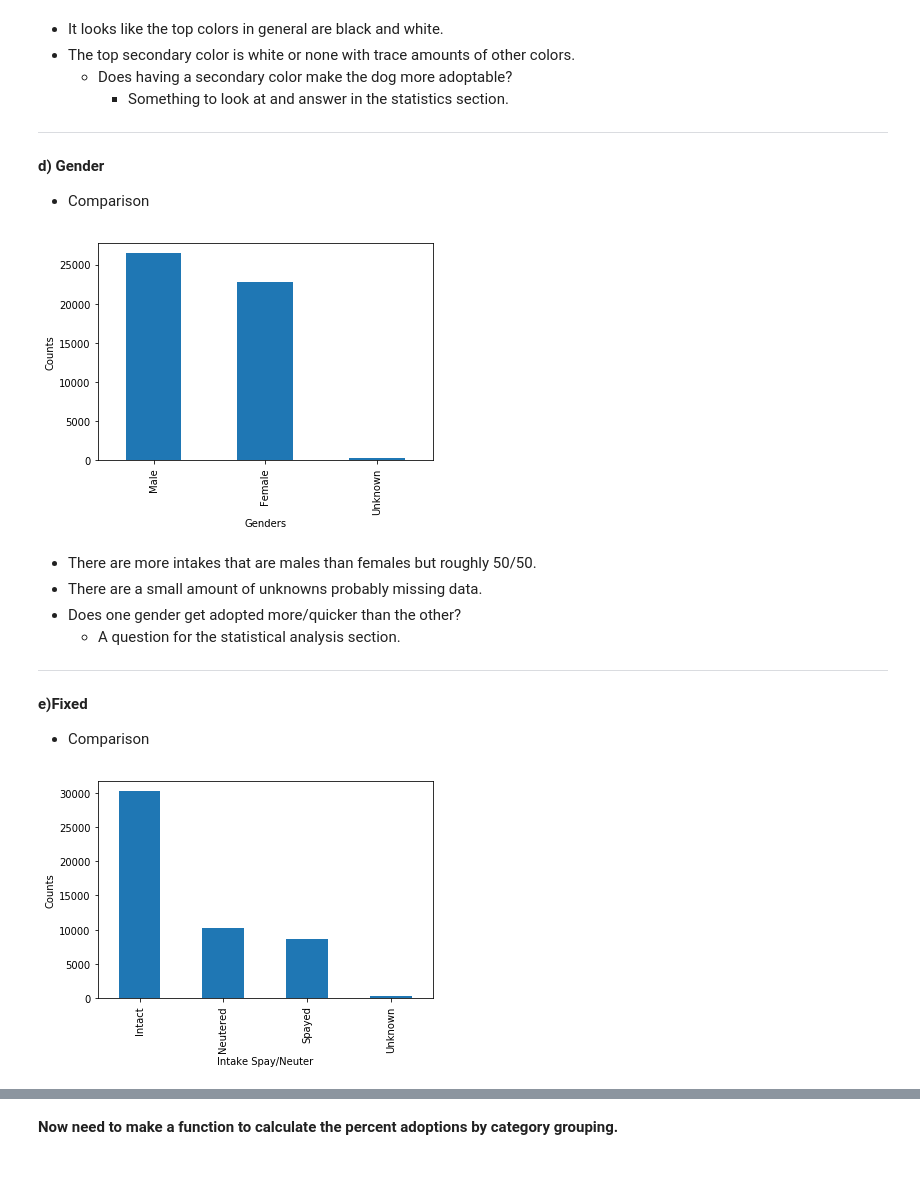
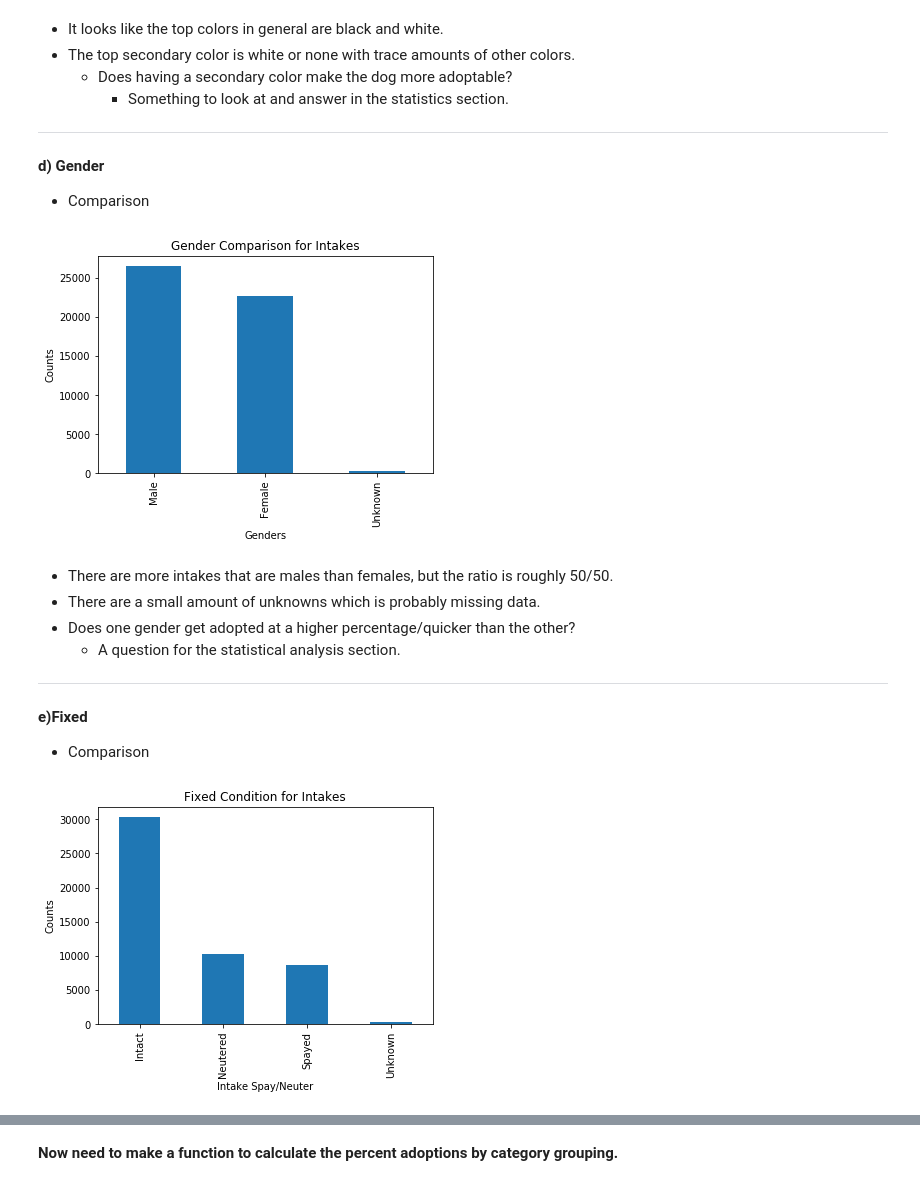
Before and after one commit to chill7627/Adoptable-Animals, a Jupyter notebook: IPYNBs/Adoptable Animals Exploratory Data Analysis.ipynb, the cells around one changed output, grey strips where cells are left out. Drawn from its saved outputs; the diff is of its cells as text; code cells hidden in the pictures.

```diff
--- a/IPYNBs/Adoptable Animals Exploratory Data Analysis.ipynb
+++ b/IPYNBs/Adoptable Animals Exploratory Data Analysis.ipynb
@@ -407,19 +415,20 @@ plt.show()
 # %%
 #separate Gender series
 genders = dogs_join.intake_sex
 
 #plot the value counts
 plt.figure(figsize=(6,4))
 genders.value_counts().plot(kind='bar')
 plt.xlabel('Genders')
 plt.ylabel('Counts')
+plt.title('Gender Comparison for Intakes')
 plt.show()
 # %% [output]
-[figure, old version]
+[figure, new version]
 # %% [markdown]
-* There are more intakes that are males than females but roughly 50/50.
-* There are a small amount of unknowns probably missing data.
-* Does one gender get adopted more/quicker than the other?
+* There are more intakes that are males than females, but the ratio is roughly 50/50.
+* There are a small amount of unknowns which is probably missing data.
+* Does one gender get adopted at a higher percentage/quicker than the other?
     * A question for the statistical analysis section.
 
 *****
@@ -435,9 +444,10 @@ plt.figure(figsize=(6,4))
 fixed.value_counts().plot(kind='bar')
 plt.xlabel('Intake Spay/Neuter')
 plt.ylabel('Counts')
+plt.title('Fixed Condition for Intakes')
 plt.show()
 # %% [output]
-[figure, old version]
+[figure, new version]
 # %%
 #let's compare this to the outtake fixed data
 out_fix = dogs_join.outtake_fixed
```
Also changed, not shown: parts of 44 cells of this notebook, 1 other file.
